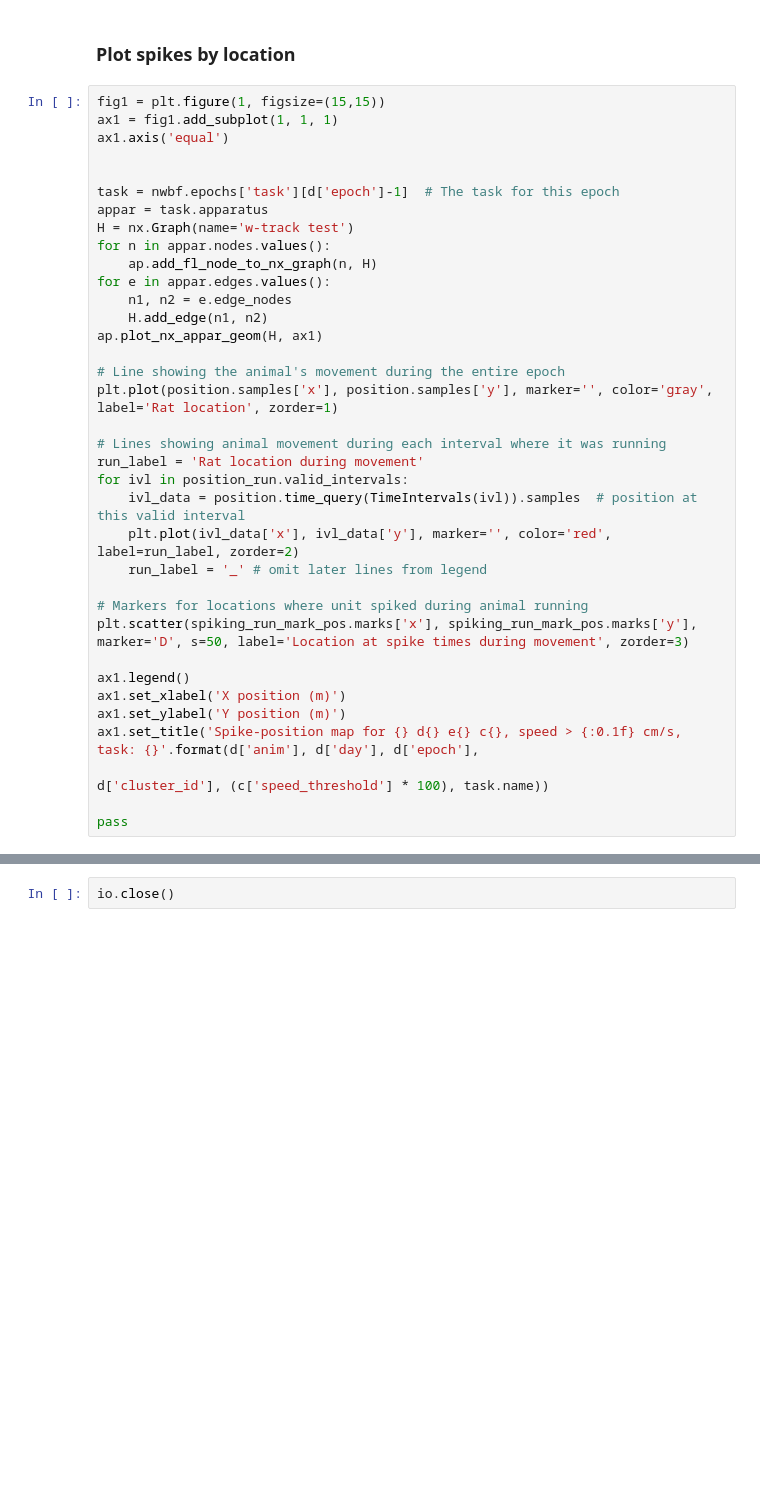
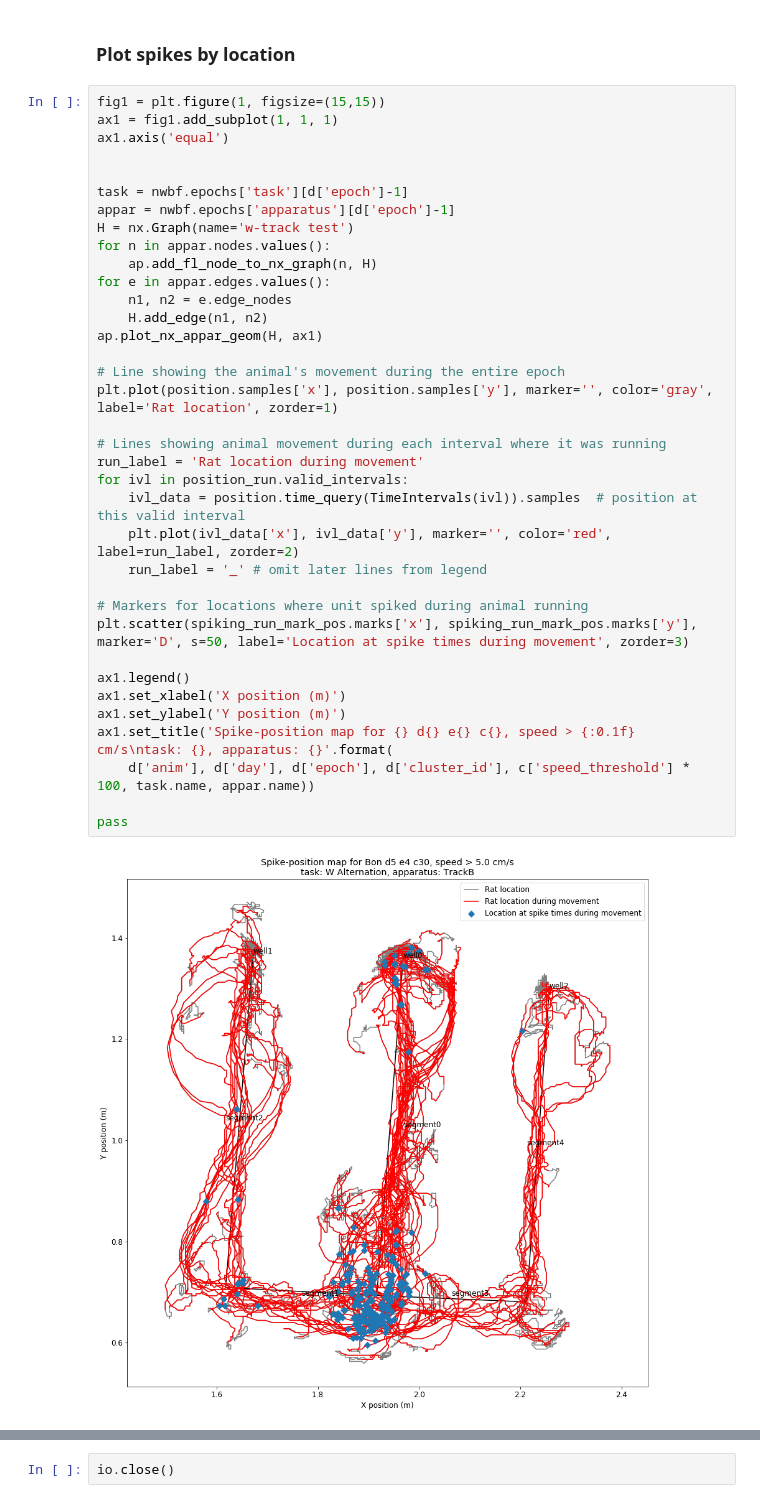
Before and after one commit to LorenFrankLab/franklab-nwb, a Jupyter notebook: place_field_with_queries.ipynb, the cells around one changed output, grey strips where cells are left out. Cells and saved outputs as stored; diff of their text form; blank space fills up the shorter version.

```diff
--- a/place_field_with_queries.ipynb
+++ b/place_field_with_queries.ipynb
@@ -317,34 +401,36 @@ fig1 = plt.figure(1, figsize=(15,15))
 ax1 = fig1.add_subplot(1, 1, 1)
 ax1.axis('equal')
 
 
-task = nwbf.epochs['task'][d['epoch']-1]  # The task for this epoch
-appar = task.apparatus
+task = nwbf.epochs['task'][d['epoch']-1]
+appar = nwbf.epochs['apparatus'][d['epoch']-1]
 H = nx.Graph(name='w-track test')
 for n in appar.nodes.values():
     ap.add_fl_node_to_nx_graph(n, H)
 for e in appar.edges.values():
     n1, n2 = e.edge_nodes
     H.add_edge(n1, n2)
 ap.plot_nx_appar_geom(H, ax1)
 
 # Line showing the animal's movement during the entire epoch
 plt.plot(position.samples['x'], position.samples['y'], marker='', color='gray', label='Rat location', zorder=1)
 
 # Lines showing animal movement during each interval where it was running
 run_label = 'Rat location during movement'
 for ivl in position_run.valid_intervals:
     ivl_data = position.time_query(TimeIntervals(ivl)).samples  # position at this valid interval
     plt.plot(ivl_data['x'], ivl_data['y'], marker='', color='red', label=run_label, zorder=2)
     run_label = '_' # omit later lines from legend
 
 # Markers for locations where unit spiked during animal running
 plt.scatter(spiking_run_mark_pos.marks['x'], spiking_run_mark_pos.marks['y'], marker='D', s=50, label='Location at spike times during movement', zorder=3)
 
 ax1.legend()
 ax1.set_xlabel('X position (m)')
 ax1.set_ylabel('Y position (m)')
-ax1.set_title('Spike-position map for {} d{} e{} c{}, speed > {:0.1f} cm/s, task: {}'.format(d['anim'], d['day'], d['epoch'],
-                                                                                             d['cluster_id'], (c['speed_threshold'] * 100), task.name))
+ax1.set_title('Spike-position map for {} d{} e{} c{}, speed > {:0.1f} cm/s\ntask: {}, apparatus: {}'.format(
+    d['anim'], d['day'], d['epoch'], d['cluster_id'], c['speed_threshold'] * 100, task.name, appar.name))
 
 pass
+# %% [output]
+[figure, added]
```
Also changed, not shown: parts of 17 cells of this notebook, 4 other files.
